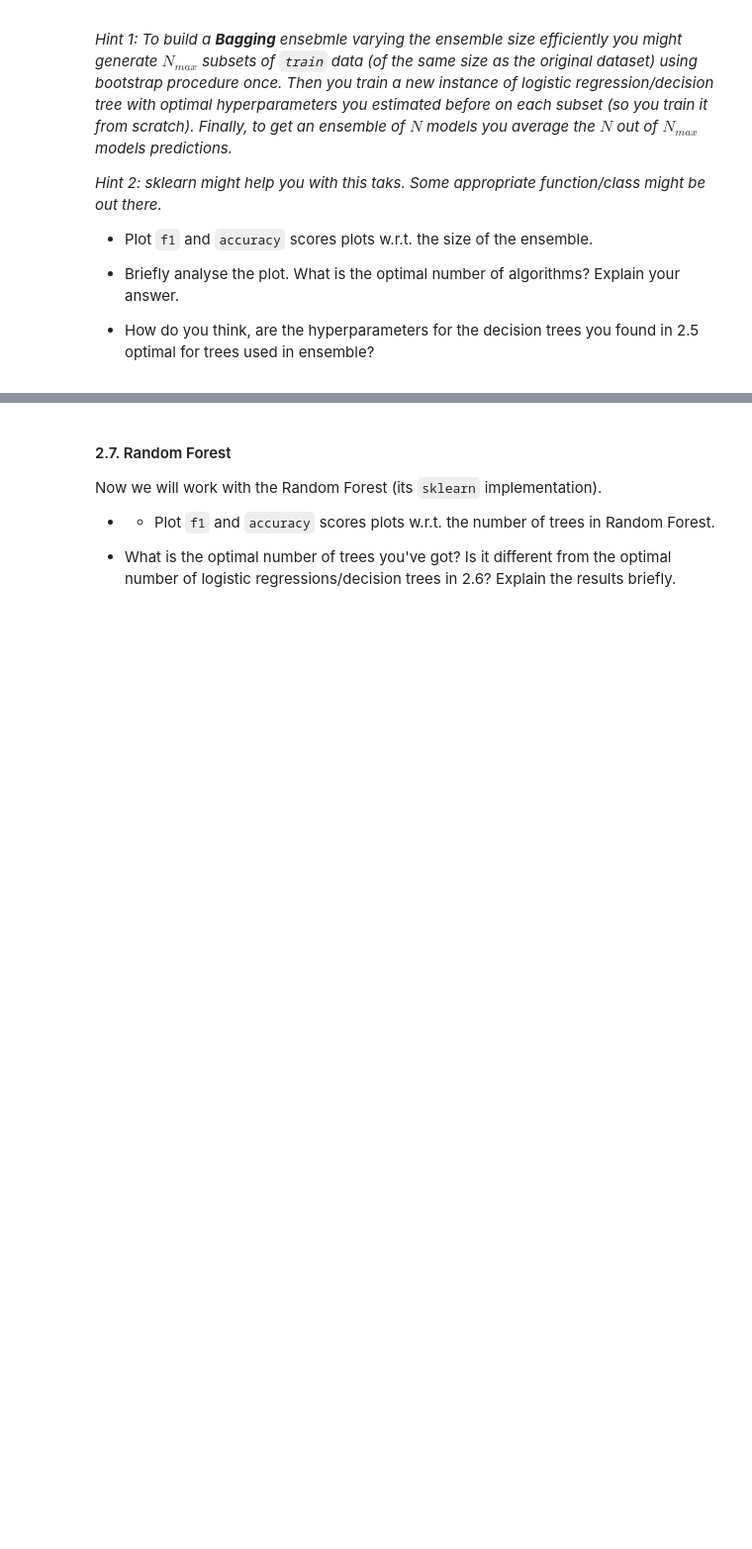
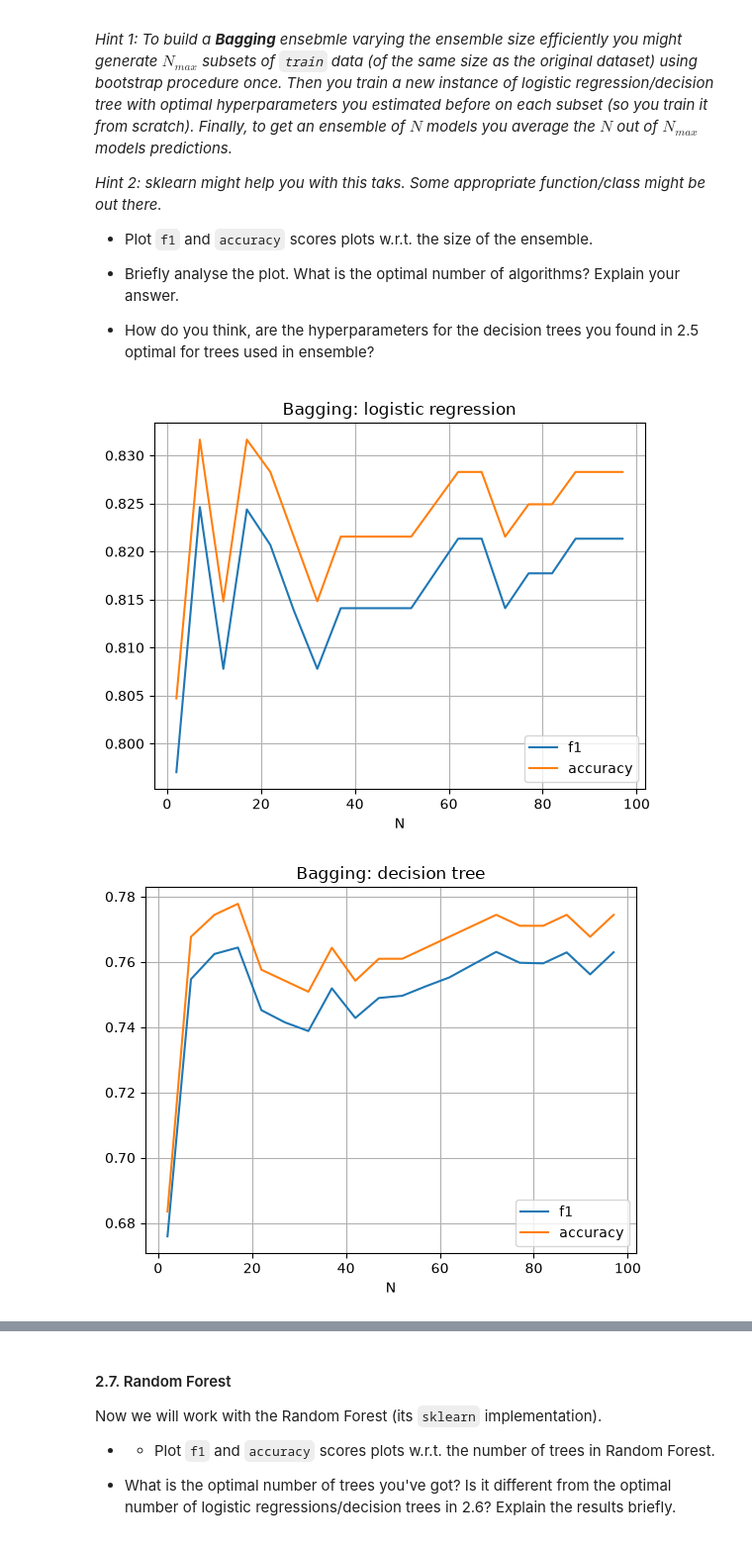
Before and after one commit to gutalinoed/ml_homework, a Jupyter notebook: homeworks/lab01_ml_pipeline/lab01_part2_ml_pipeline.ipynb, the cells around one changed output, grey strips where cells are left out. Shown at 99% size. Drawn from its saved outputs; the diff is of its cells as text; code cells hidden in the pictures; blank space fills up the shorter version.

```diff
--- a/homeworks/lab01_ml_pipeline/lab01_part2_ml_pipeline.ipynb
+++ b/homeworks/lab01_ml_pipeline/lab01_part2_ml_pipeline.ipynb
@@ -151,0 +220,6 @@ from sklearn.tree import DecisionTreeClassifier
+# %%
+from sklearn.tree import DecisionTreeClassifier
+
+dt_cv = GridSearchCV(DecisionTreeClassifier(random_state=0), {'max_depth': range(1, 21)}, cv=5).fit(X_train, y_train)
+print(dt_cv.best_params_)
+report(dt_cv, X_test)
@@ -173,0 +251,28 @@ We will build two ensembles: of logistic regressions and of decision trees.
+# %%
+N = list(range(2, 101, 5))
+rng = np.random.default_rng(0)
+boot = [rng.integers(0, len(X_train), len(X_train)) for _ in range(N[-1])]
+
+
+def bagging_curve(make_model, X_tr, X_te):
+    probas = [make_model().fit(X_tr[i], y_train[i]).predict_proba(X_te) for i in boot]
+    return np.array([scores(classes[np.mean(probas[:n], axis=0).argmax(1)]) for n in N])
+
+
+def plot_scores(x, res, title, xlabel):
+    plt.plot(x, res[:, 0], label='f1')
+    plt.plot(x, res[:, 1], label='accuracy')
+    plt.title(title)
+    plt.xlabel(xlabel)
+    plt.legend()
+    plt.grid()
+    plt.show()
+
+
+bag_lr = bagging_curve(lambda: LogisticRegression(**lr_params, **lr_cv.best_params_), X_train_s, X_test_s)
+bag_dt = bagging_curve(lambda: DecisionTreeClassifier(**dt_cv.best_params_), X_train, X_test)
+plot_scores(N, bag_lr, 'Bagging: logistic regression', 'N')
+plot_scores(N, bag_dt, 'Bagging: decision tree', 'N')
+# %% [output]
+[figure, added]
+[figure, added]
```
Also changed, not shown: parts of 34 cells of this notebook, 2 other files.
